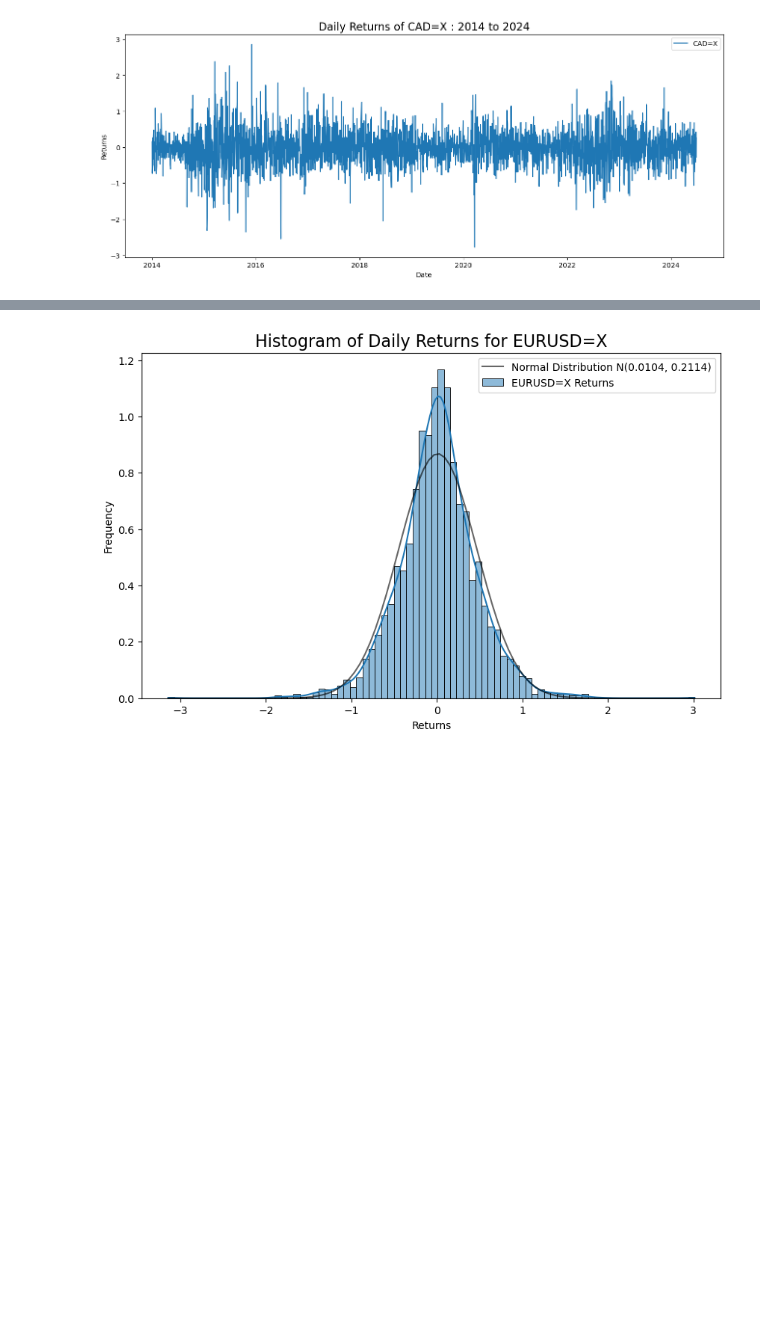
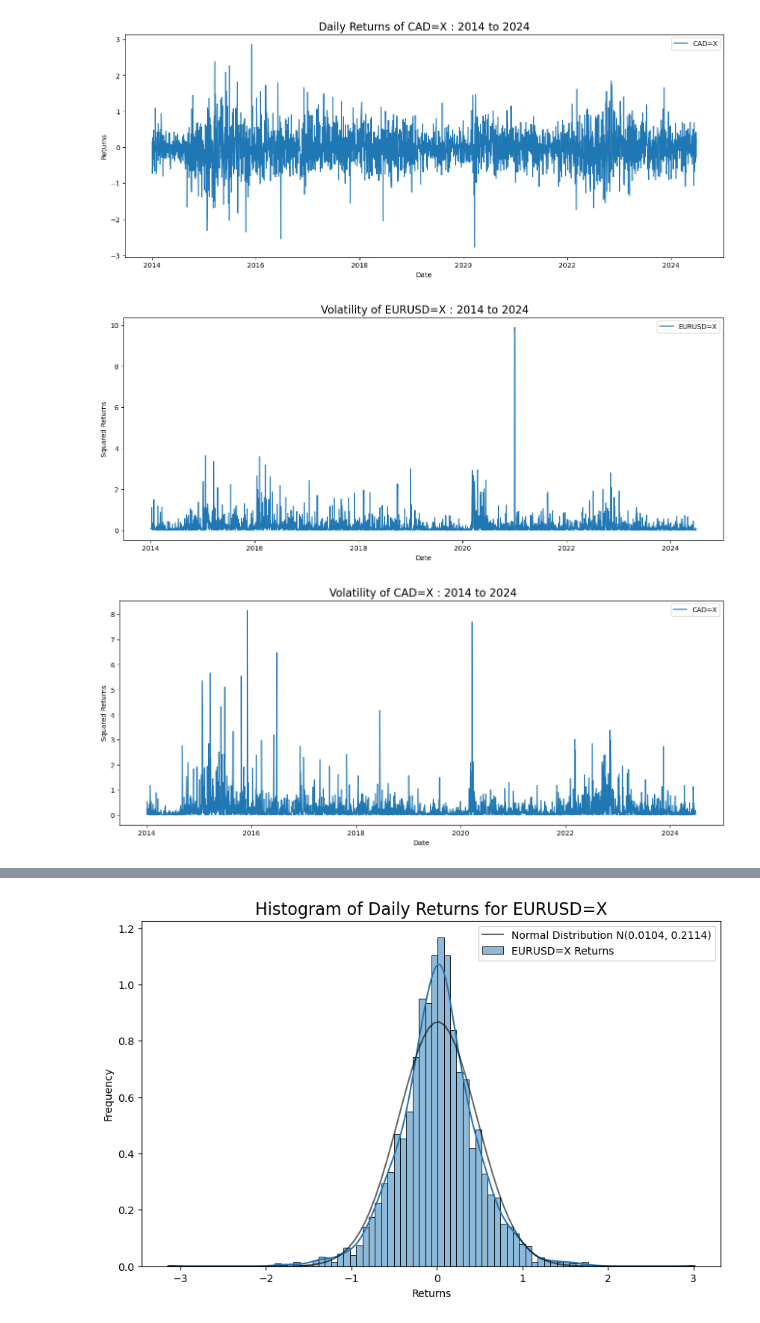
Before and after one commit to AnnastasiaStathakos/financial-time-series-forecasting, a Jupyter notebook: notebooks/01_forex_data_analysis.ipynb, the cells around one changed output, grey strips where cells are left out. Drawn from its saved outputs; the diff is of its cells as text; code cells hidden in the pictures; blank space fills up the shorter version.

Commit message:
Includes volatility analysis

```diff
--- a/notebooks/01_forex_data_analysis.ipynb
+++ b/notebooks/01_forex_data_analysis.ipynb
@@ -124,3 +137,7 @@ None
 | 2014-01-06 | -0.362448 | -0.517991 |
 | 2014-01-07 | 0.285557 | 0.264119 |
 | 2014-01-08 | 1.046013 | -0.114448 |
+# %%
+# compute squared returns
+returns_sq = returns**2
+returns_sq
@@ -162,3 +198,23 @@ for ticker in tickers:
 # %% [output]
 [figure]
 [figure]
+# %%
+# Plot volatility data
+for ticker in tickers:
+    plt.figure(figsize=(16, 6))
+
+    sns.lineplot(data=returns_sq[ticker], label=ticker)
+
+    title = f" Volatility of {ticker}"
+    plt.title(f"{title} : {start[:4]} to {end[:4]}", fontsize=16)
+    plt.xlabel("Date")
+    plt.ylabel("Squared Returns")
+    plt.legend()
+
+    # save plot
+    # plt.savefig(f"../results/figures/{title}.png", dpi=300, bbox_inches="tight")
+
+    plt.show()
+# %% [output]
+[figure, added]
+[figure, added]
```
Also changed, not shown: parts of 21 cells of this notebook, 18 other files.
